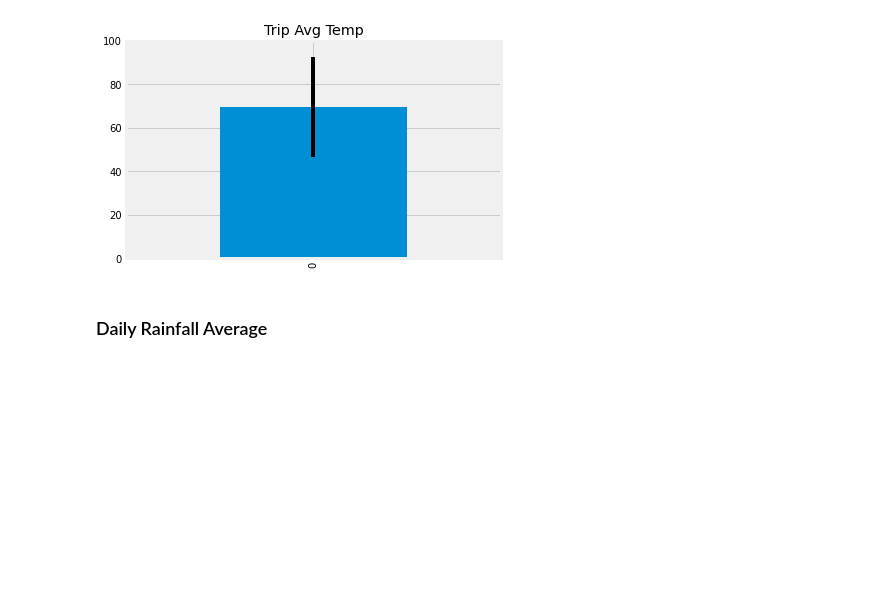
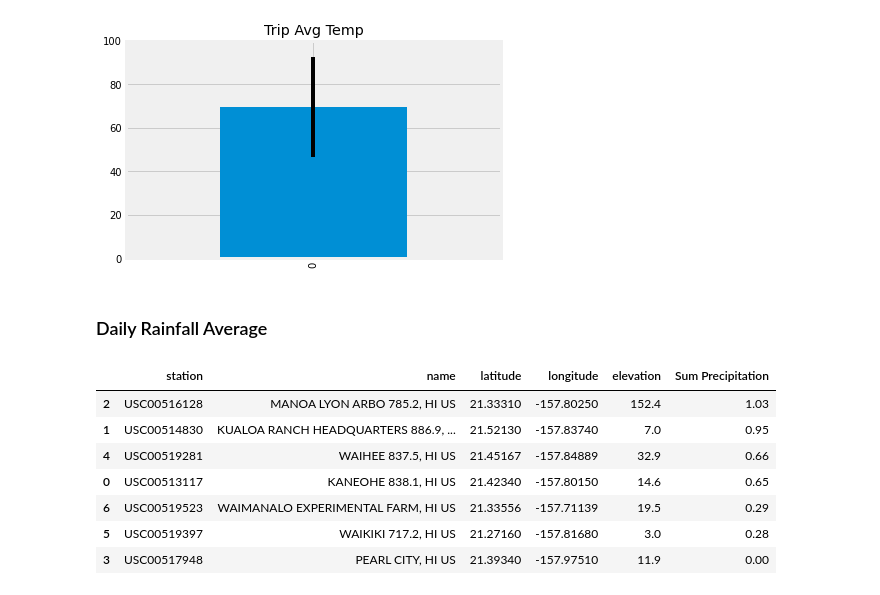
Before and after one commit to trezeget-1/sqlalchemy-challenge, a Jupyter notebook: Instructions/climate_starter.ipynb, the cells around one changed output. Saved outputs shown, nothing was run; the diff lists cells and outputs as text; code cells hidden in the pictures; blank space fills up the shorter version.

```diff
--- a/Instructions/climate_starter.ipynb
+++ b/Instructions/climate_starter.ipynb
@@ -432,3 +429,48 @@ plt.show()
+# %%
+# Calculate the total amount of rainfall per weather station for your trip dates using the previous year's matching dates.
+# Sort this in descending order by precipitation amount and list the station, name, latitude, longitude, and elevation
+
+start_date=dt.date(2016, 2, 3)
+finish_date=dt.date(2016, 2, 17)
+
+precipitation=session.query(Measurement.station,  Station.name, Station.latitude, Station.longitude, Station.elevation).filter(Measurement.station==Station.station).filter(and_(func.strftime("%Y-%m-%d", Measurement.date)>=start_date), (func.strftime("%Y-%m-%d", Measurement.date)<=finish_date)).group_by(Measurement.station).all()
+precipitation_sum=session.query(Measurement.station,func.sum(Measurement.prcp)).filter(and_(func.strftime("%Y-%m-%d", Measurement.date)>=start_date), (func.strftime("%Y-%m-%d", Measurement.date)<=finish_date)).group_by(Measurement.station).all()
+
+precipitation_sum_formatted=[]
+
+for x in range(len(precipitation_sum)):
+    precipitation_sum_formatted.append(precipitation_sum[x][1])
+
+precipitation_df=pd.DataFrame(precipitation)
+precipitation_df["Sum Precipitation"]=precipitation_sum_formatted
+precipitation_df=precipitation_df.sort_values(by="Sum Precipitation",ascending=False)
+precipitation_df
+
+
+# Table: measurement
+# ----------
+# Measurement.id
+# Measurement.station
+# Measurement.date
+# Measurement.prcp
+# Measurement.tobs
+# Table: station
+# ----------
+# Station.id
+# Station.station
+# Station.name
+# Station.latitude
+# Station.longitude
+# Station.elevation
+# %% [output]
+|  | station | name | latitude | longitude | elevation | Sum Precipitation |
+| 2 | USC00516128 | MANOA LYON ARBO 785.2, HI US | 21.33310 | -157.80250 | 152.4 | 1.03 |
+| 1 | USC00514830 | KUALOA RANCH HEADQUARTERS 886.9, ... | 21.52130 | -157.83740 | 7.0 | 0.95 |
+| 4 | USC00519281 | WAIHEE 837.5, HI US | 21.45167 | -157.84889 | 32.9 | 0.66 |
+| 0 | USC00513117 | KANEOHE 838.1, HI US | 21.42340 | -157.80150 | 14.6 | 0.65 |
+| 6 | USC00519523 | WAIMANALO EXPERIMENTAL FARM, HI US | 21.33556 | -157.71139 | 19.5 | 0.29 |
+| 5 | USC00519397 | WAIKIKI 717.2, HI US | 21.27160 | -157.81680 | 3.0 | 0.28 |
+| 3 | USC00517948 | PEARL CITY, HI US | 21.39340 | -157.97510 | 11.9 | 0.00 |
 # %%
 # Create a query that will calculate the daily normals
 # (i.e. the averages for tmin, tmax, and tavg for all historic data matching a specific month and day)
```
Also changed, not shown: parts of 2 cells of this notebook.
